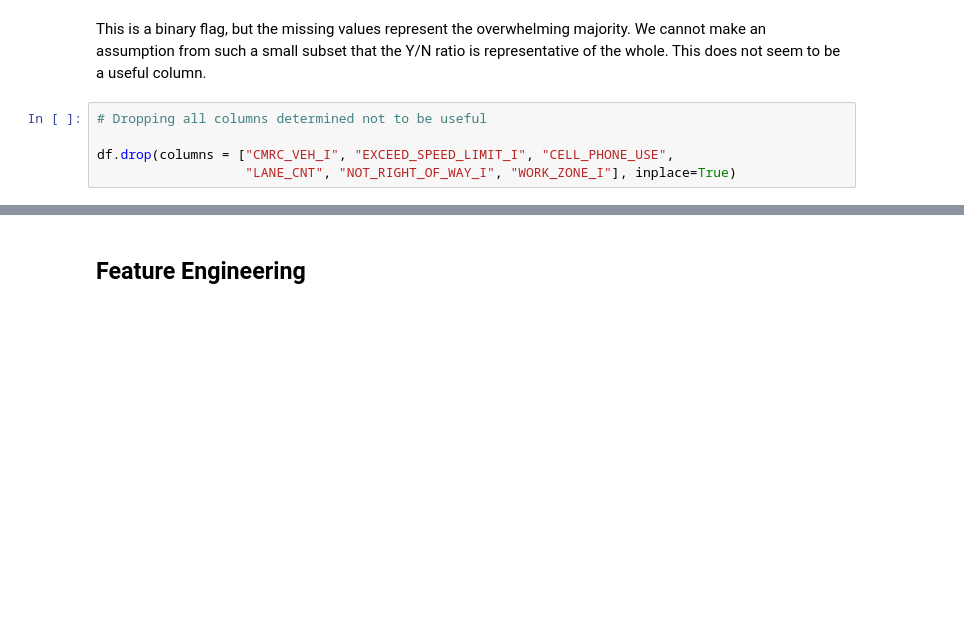
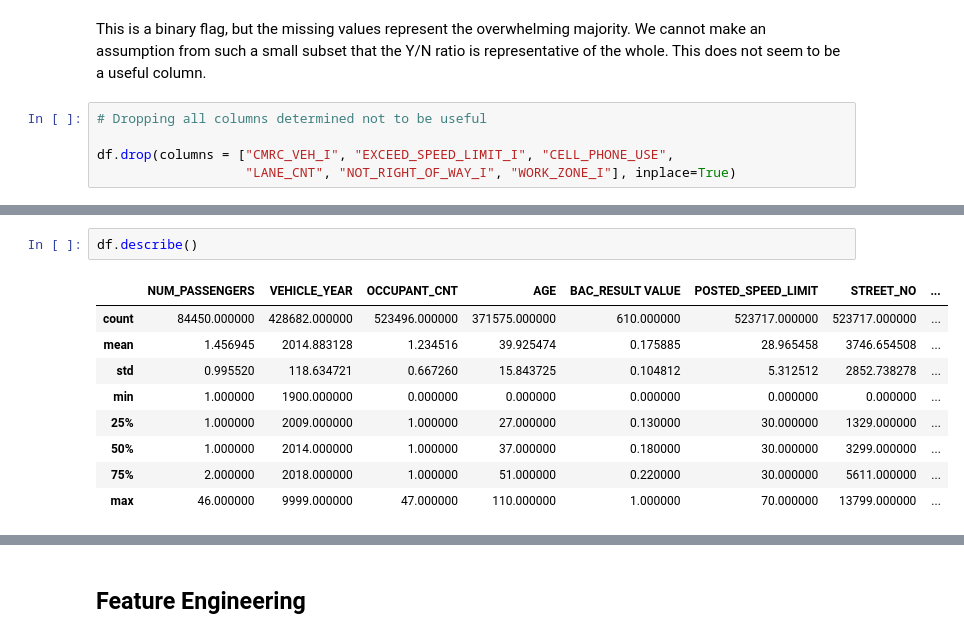
Before and after one commit to dangrosen/Chicago-Car-Accidents, a Jupyter notebook: notebook-John.ipynb, the cells around one changed output, grey strips where cells are left out. Cells and saved outputs as stored; diff of their text form; blank space fills up the shorter version.

```diff
--- a/notebook-John.ipynb
+++ b/notebook-John.ipynb
@@ -345,0 +347,12 @@ memory usage: 319.7+ MB
+# %%
+df.describe()
+# %% [output]
+|  | NUM_PASSENGERS | VEHICLE_YEAR | OCCUPANT_CNT | AGE | BAC_RESULT VALUE | POSTED_SPEED_LIMIT | STREET_NO | ... |
+| count | 84450.000000 | 428682.000000 | 523496.000000 | 371575.000000 | 610.000000 | 523717.000000 | 523717.000000 | ... |
+| mean | 1.456945 | 2014.883128 | 1.234516 | 39.925474 | 0.175885 | 28.965458 | 3746.654508 | ... |
+| std | 0.995520 | 118.634721 | 0.667260 | 15.843725 | 0.104812 | 5.312512 | 2852.738278 | ... |
+| min | 1.000000 | 1900.000000 | 0.000000 | 0.000000 | 0.000000 | 0.000000 | 0.000000 | ... |
+| 25% | 1.000000 | 2009.000000 | 1.000000 | 27.000000 | 0.130000 | 30.000000 | 1329.000000 | ... |
+| 50% | 1.000000 | 2014.000000 | 1.000000 | 37.000000 | 0.180000 | 30.000000 | 3299.000000 | ... |
+| 75% | 2.000000 | 2018.000000 | 1.000000 | 51.000000 | 0.220000 | 30.000000 | 5611.000000 | ... |
+| max | 46.000000 | 9999.000000 | 47.000000 | 110.000000 | 1.000000 | 70.000000 | 13799.000000 | ... |
```
Also changed, not shown: parts of 31 cells of this notebook.
